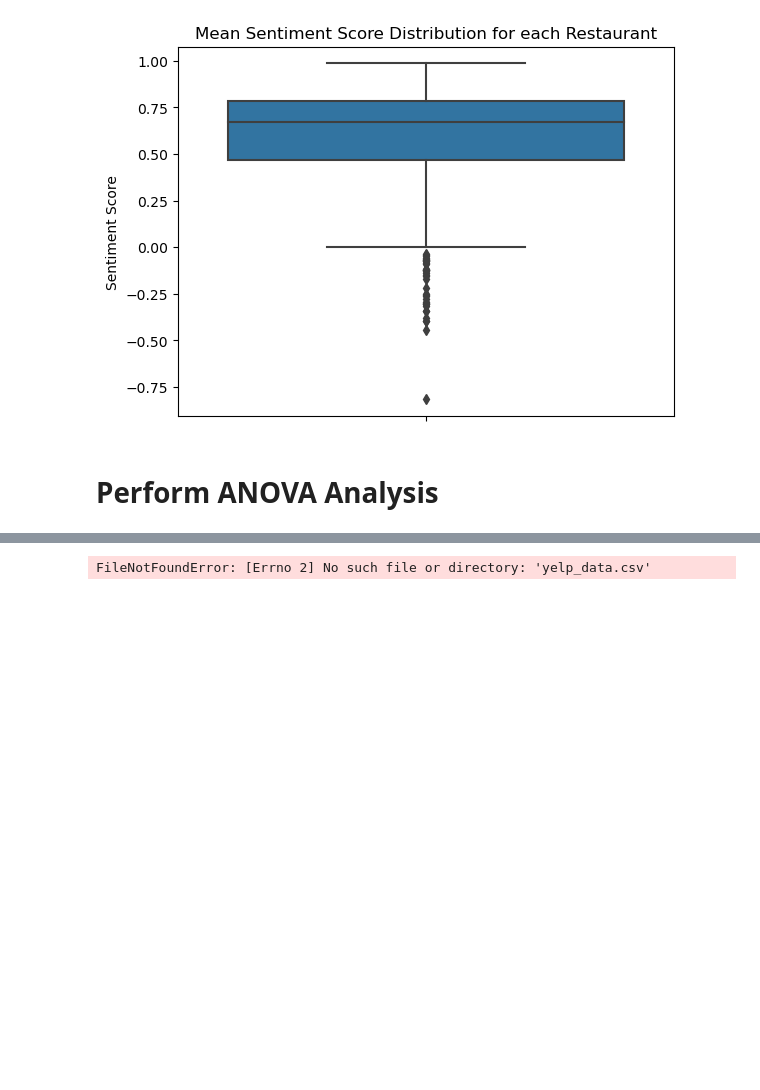
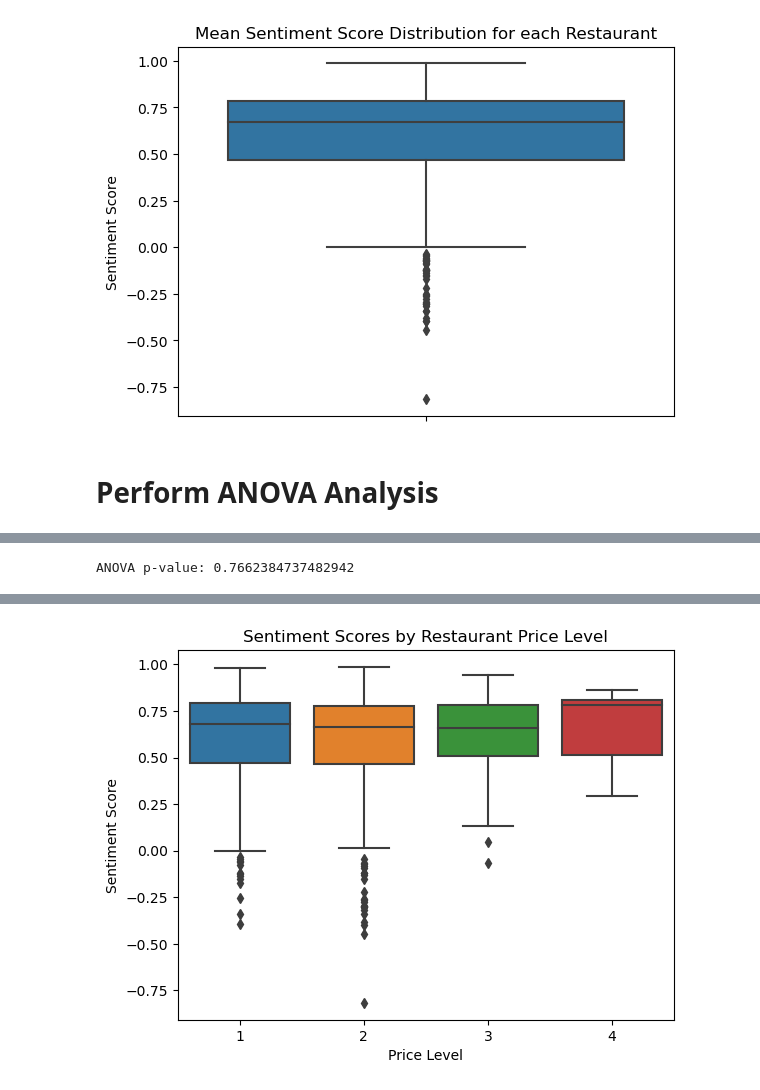
Before and after one commit to avesselinov/Project1, a Jupyter notebook: SCRIPTS/Project_1_Analysis_Plan.ipynb, the cells around one changed output, grey strips where cells are left out. Drawn from its saved outputs; the diff is of its cells as text; code cells hidden in the pictures; blank space fills up the shorter version.

Commit message:
reupload review data, add finished anova

```diff
--- a/SCRIPTS/Project_1_Analysis_Plan.ipynb
+++ b/SCRIPTS/Project_1_Analysis_Plan.ipynb
@@ -106,11 +166,16 @@ restaurant_df
+# %%
+# Merge restaurant data with review sentiment data
+df = restaurant_df.merge(grouped, how='outer', on='business_id')
+# %%
+# Perform ANOVA test
+price_groups = [df[df['price_level'] == p]['sentiment_score'].dropna() for p in df['price_level'].unique()]
+anova_result = stats.f_oneway(*price_groups)
+print(f"ANOVA p-value: {anova_result.pvalue}")
+# %% [output]
+ANOVA p-value: 0.7662384737482942
 # %%
-# Perform ANOVA test
-price_groups = [df[df['price'] == p]['sentiment_score'].dropna() for p in df['price'].unique()]
-anova_result = stats.f_oneway(*price_groups)
-print(f"ANOVA p-value: {anova_result.pvalue}")
-
 # Visualization
-sns.boxplot(x='price', y='sentiment_score', data=df)
+sns.boxplot(x='price_level', y='sentiment_score', data=df)
 plt.title('Sentiment Scores by Restaurant Price Level')
 plt.xlabel('Price Level')
 plt.ylabel('Sentiment Score')
@@ -120 +184 @@ plt.show()
-FileNotFoundError: [Errno 2] No such file or directory: 'yelp_data.csv'
+[figure, added]
```
Also changed, not shown: parts of 26 cells of this notebook, 1 other file.
